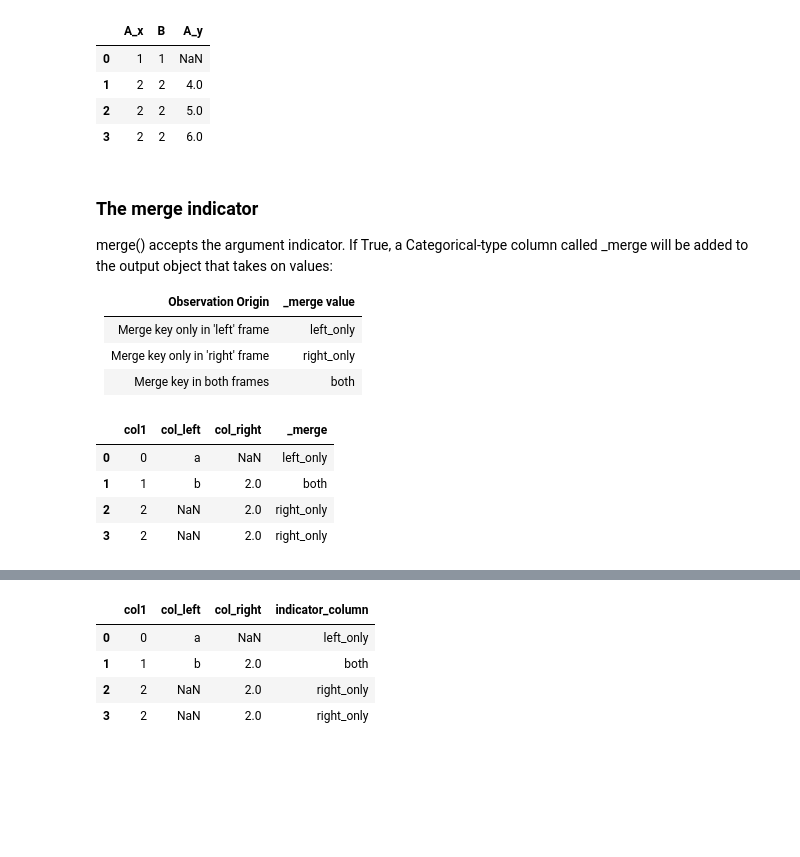
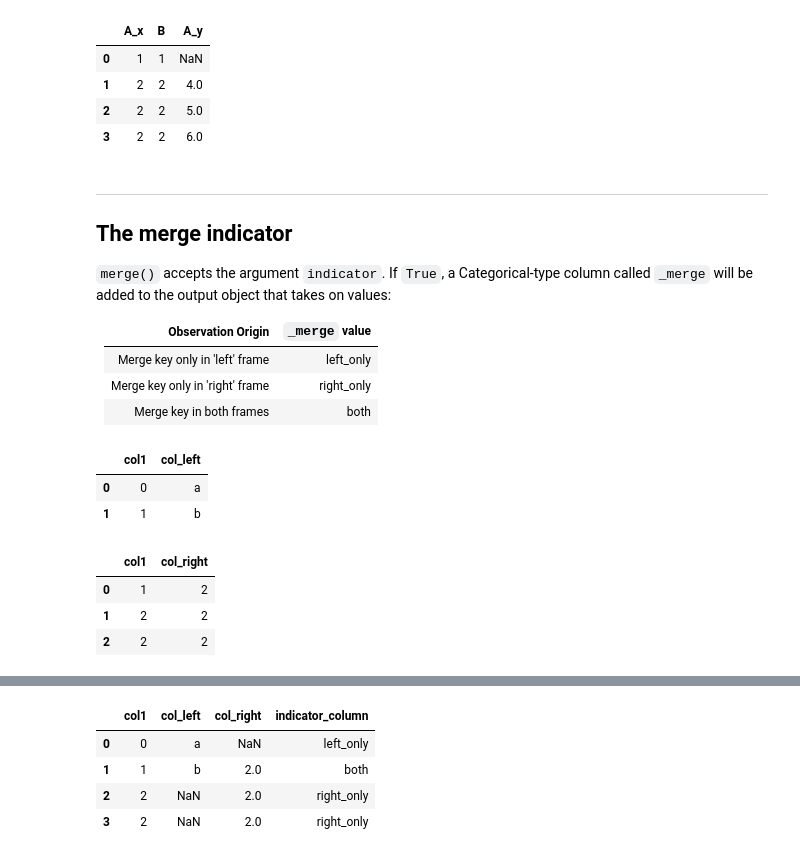
Before and after one commit to c-w-m/eda_dev, a Jupyter notebook: ipynb/pandas/userguide/07_merge_join_concat_compare.ipynb, the cells around one changed output, grey strips where cells are left out. Drawn from its saved outputs; the diff is of its cells as text; code cells hidden in the pictures; blank space fills up the shorter version.

```diff
--- a/ipynb/pandas/userguide/07_merge_join_concat_compare.ipynb
+++ b/ipynb/pandas/userguide/07_merge_join_concat_compare.ipynb
@@ -524,21 +906,29 @@ pd.merge(left, right, on="B", how="outer", validate="one_to_many")
 | 2 | 2 | 2 | 5.0 |
 | 3 | 2 | 2 | 6.0 |
 # %% [markdown]
-### The merge indicator
-merge() accepts the argument indicator. If True, a Categorical-type column called _merge will be added to the output object that takes on values:
 
-| Observation Origin | _merge value |
+---
+
+## The merge indicator
+`merge()` accepts the argument `indicator`. If `True`, a Categorical-type column called `_merge` will be added to the output object that takes on values:
+
+| Observation Origin | `_merge` value |
 |--------------------|--------------|
 | Merge key only in 'left' frame | left_only |
 | Merge key only in 'right' frame | right_only |
 | Merge key in both frames | both |
 # %%
 df1 = pd.DataFrame({"col1": [0, 1], "col_left": ["a", "b"]})
-df2 = pd.DataFrame({"col1": [1, 2, 2], "col_right": [2, 2, 2]})
-pd.merge(df1, df2, on="col1", how="outer", indicator=True)
+df1
 # %% [output]
-|  | col1 | col_left | col_right | _merge |
-| 0 | 0 | a | NaN | left_only |
-| 1 | 1 | b | 2.0 | both |
-| 2 | 2 | NaN | 2.0 | right_only |
-| 3 | 2 | NaN | 2.0 | right_only |
+|  | col1 | col_left |
+| 0 | 0 | a |
+| 1 | 1 | b |
+# %%
+df2 = pd.DataFrame({"col1": [1, 2, 2], "col_right": [2, 2, 2]})
+df2
+# %% [output]
+|  | col1 | col_right |
+| 0 | 1 | 2 |
+| 1 | 2 | 2 |
+| 2 | 2 | 2 |
```
Also changed, not shown: parts of 166 cells of this notebook, 3 other files.
